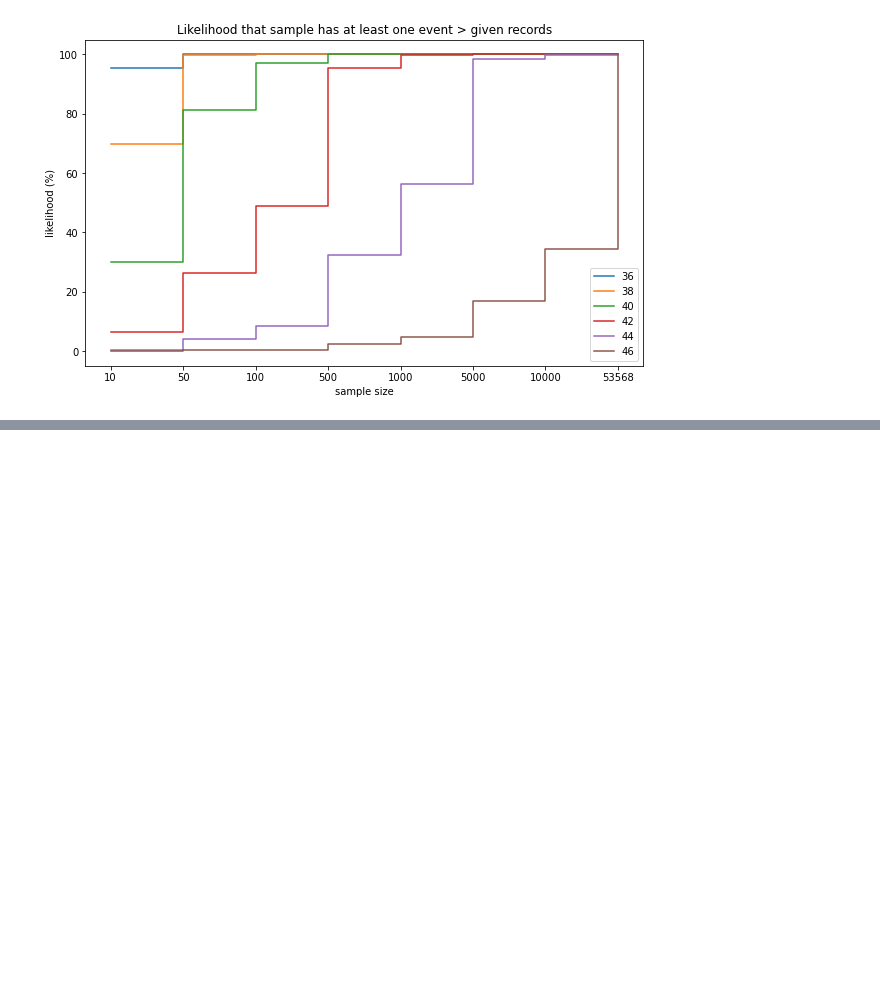
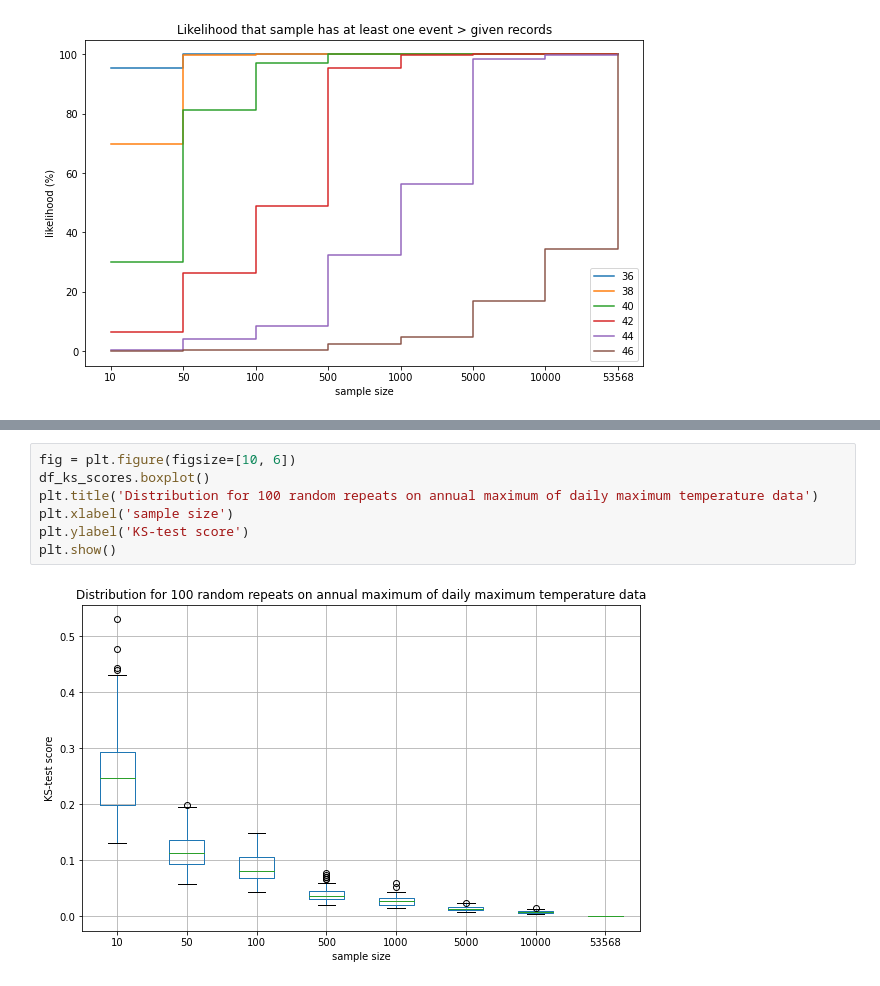
Before and after one commit to AusClimateService/unseen, a Jupyter notebook: notebooks/seatac_analysis.ipynb, the cells around one changed output, grey strips where cells are left out. Drawn from its saved outputs; the diff is of its cells as text; blank space fills up the shorter version.

```diff
--- a/notebooks/seatac_analysis.ipynb
+++ b/notebooks/seatac_analysis.ipynb
@@ -337,3 +338,12 @@ plt.show()
+# %%
+fig = plt.figure(figsize=[10, 6])
+df_ks_scores.boxplot()
+plt.title('Distribution for 100 random repeats on annual maximum of daily maximum temperature data')
+plt.xlabel('sample size')
+plt.ylabel('KS-test score')
+plt.show()
+# %% [output]
+[figure, added]
 # %%
 xks.ks1d2s(ds_cafe_stacked['tasmax'].isel(sample=slice(0,100)), ds_cafe_stacked['tasmax'].isel(sample=slice(0,100)), 'sample')
 # %% [output]
```
Also changed, not shown: parts of 3 cells of this notebook, 1 other file.
